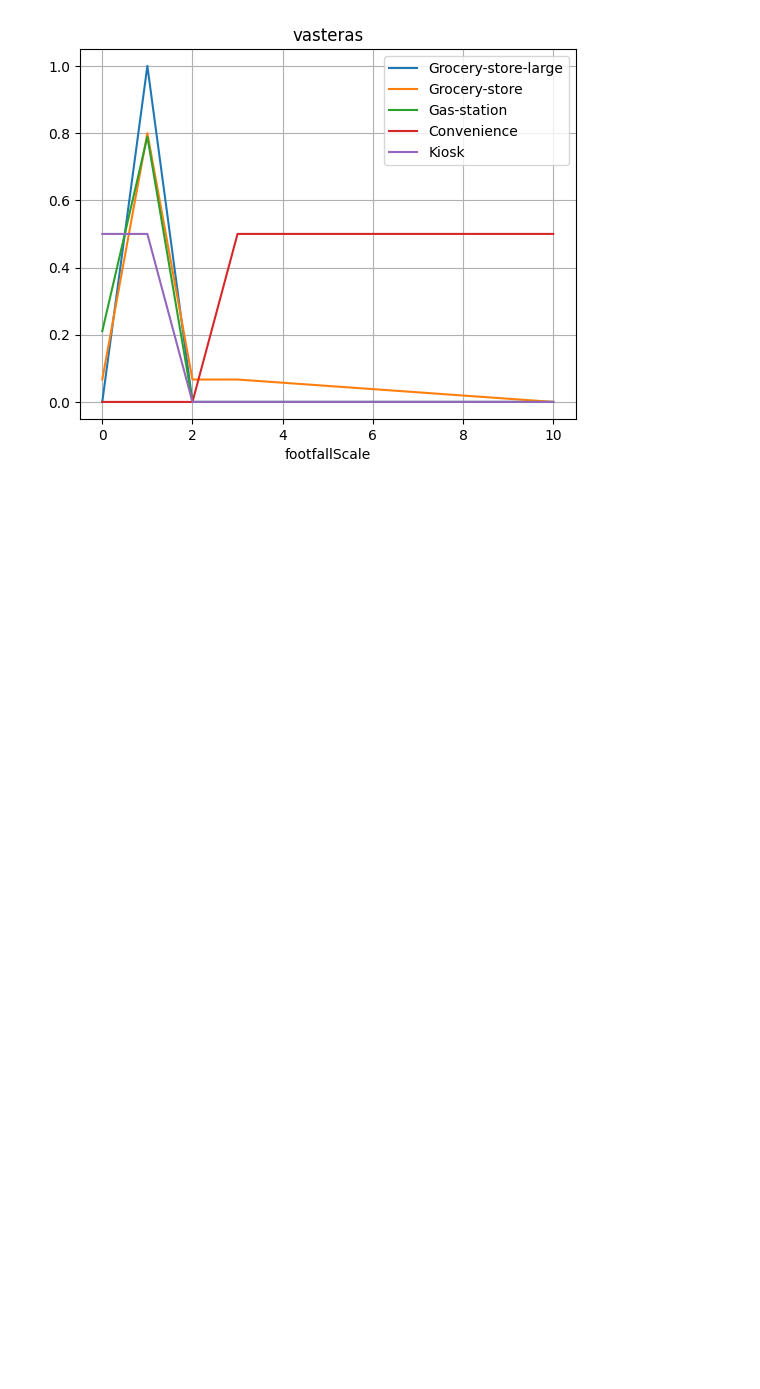
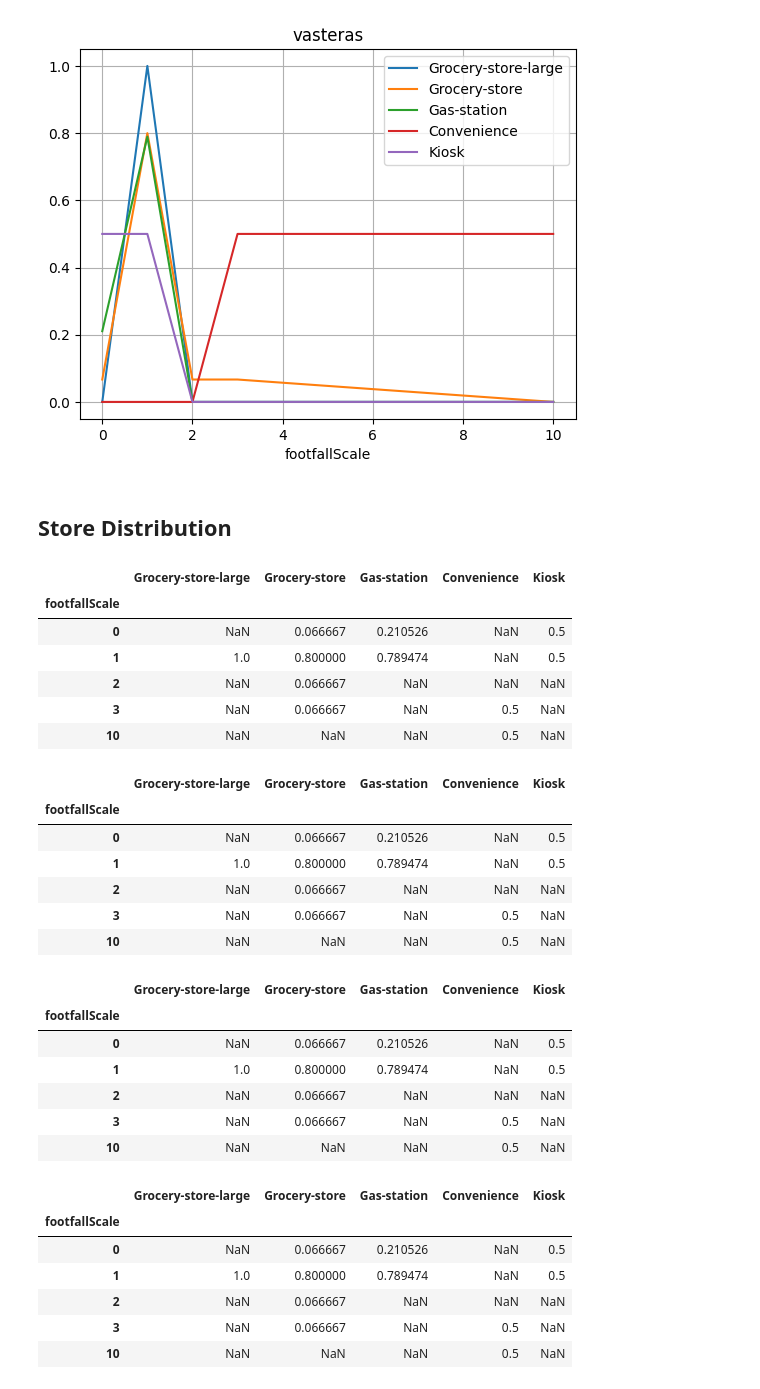
Before and after one commit to XDMickeyYau/Considition-2023-Cobra, a Jupyter notebook: exploration.ipynb, the cells around one changed output. Drawn from its saved outputs; the diff is of its cells as text; code cells hidden in the pictures; blank space fills up the shorter version.

```diff
--- a/exploration.ipynb
+++ b/exploration.ipynb
@@ -138,3 +184,41 @@ for mapName, df in dfs.items():
 [figure]
 [figure]
 [figure]
+# %% [markdown]
+## Store Distribution
+# %%
+for mapName, df in dfs.items():
+    store_distribution_list = {}
+    for locationType in locationTypes:
+        total_dist = df[(df['locationType']==locationType) & (df['mapName']==mapName)].groupby(['footfallScale'])['salesVolume'].count()
+        store_distribution_list[locationType] = total_dist # / total_count
+    display(pd.DataFrame(footfall_distribution_list))
+# %% [output]
+|  | Grocery-store-large | Grocery-store | Gas-station | Convenience | Kiosk |
+| footfallScale |  |  |  |  |  |
+| 0 | NaN | 0.066667 | 0.210526 | NaN | 0.5 |
+| 1 | 1.0 | 0.800000 | 0.789474 | NaN | 0.5 |
+| 2 | NaN | 0.066667 | NaN | NaN | NaN |
+| 3 | NaN | 0.066667 | NaN | 0.5 | NaN |
+| 10 | NaN | NaN | NaN | 0.5 | NaN |
+|  | Grocery-store-large | Grocery-store | Gas-station | Convenience | Kiosk |
+| footfallScale |  |  |  |  |  |
+| 0 | NaN | 0.066667 | 0.210526 | NaN | 0.5 |
+| 1 | 1.0 | 0.800000 | 0.789474 | NaN | 0.5 |
+| 2 | NaN | 0.066667 | NaN | NaN | NaN |
+| 3 | NaN | 0.066667 | NaN | 0.5 | NaN |
+| 10 | NaN | NaN | NaN | 0.5 | NaN |
+|  | Grocery-store-large | Grocery-store | Gas-station | Convenience | Kiosk |
+| footfallScale |  |  |  |  |  |
+| 0 | NaN | 0.066667 | 0.210526 | NaN | 0.5 |
+| 1 | 1.0 | 0.800000 | 0.789474 | NaN | 0.5 |
+| 2 | NaN | 0.066667 | NaN | NaN | NaN |
+| 3 | NaN | 0.066667 | NaN | 0.5 | NaN |
+| 10 | NaN | NaN | NaN | 0.5 | NaN |
+|  | Grocery-store-large | Grocery-store | Gas-station | Convenience | Kiosk |
+| footfallScale |  |  |  |  |  |
+| 0 | NaN | 0.066667 | 0.210526 | NaN | 0.5 |
+| 1 | 1.0 | 0.800000 | 0.789474 | NaN | 0.5 |
+| 2 | NaN | 0.066667 | NaN | NaN | NaN |
+| 3 | NaN | 0.066667 | NaN | 0.5 | NaN |
+| 10 | NaN | NaN | NaN | 0.5 | NaN |
```
Also changed, not shown: parts of 2 cells of this notebook.
